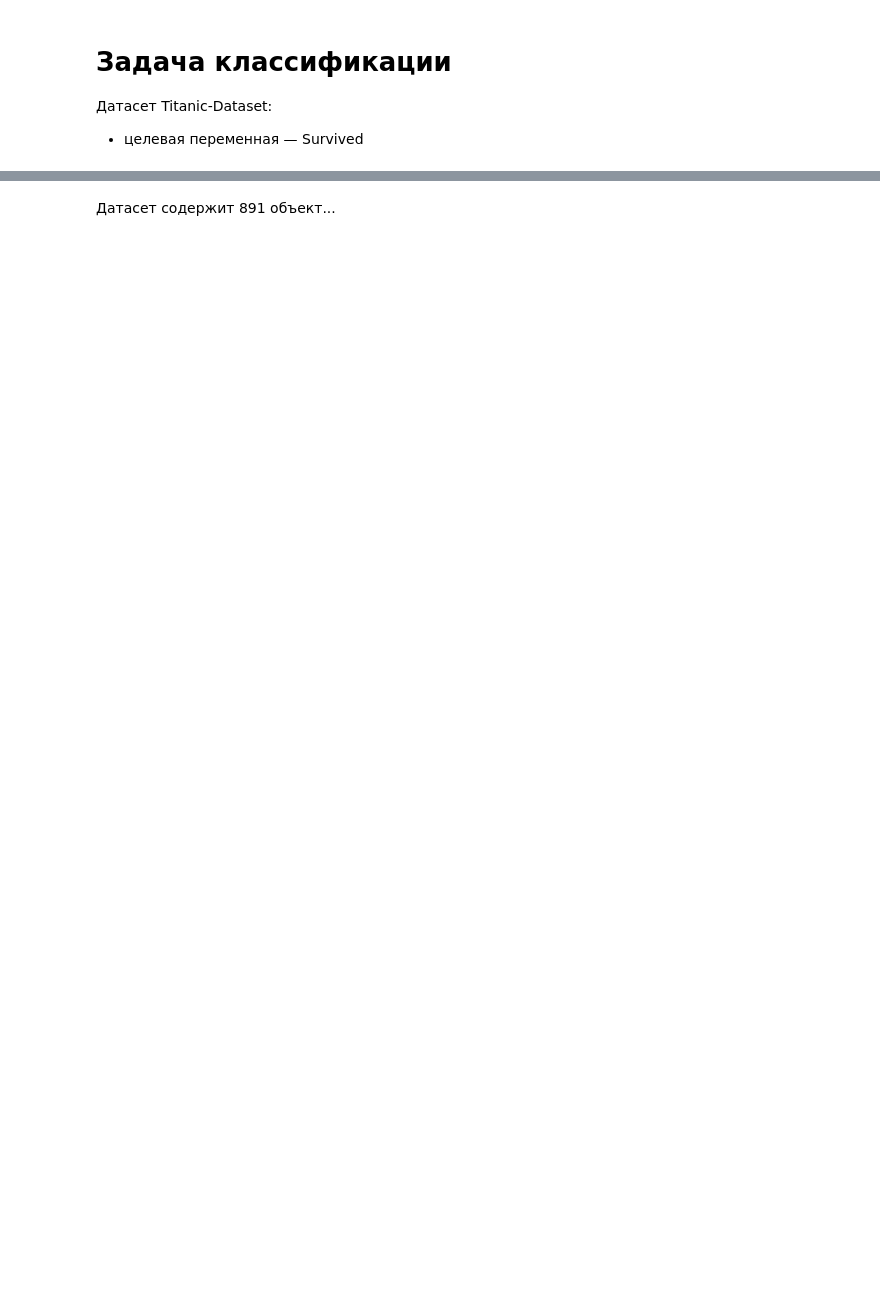
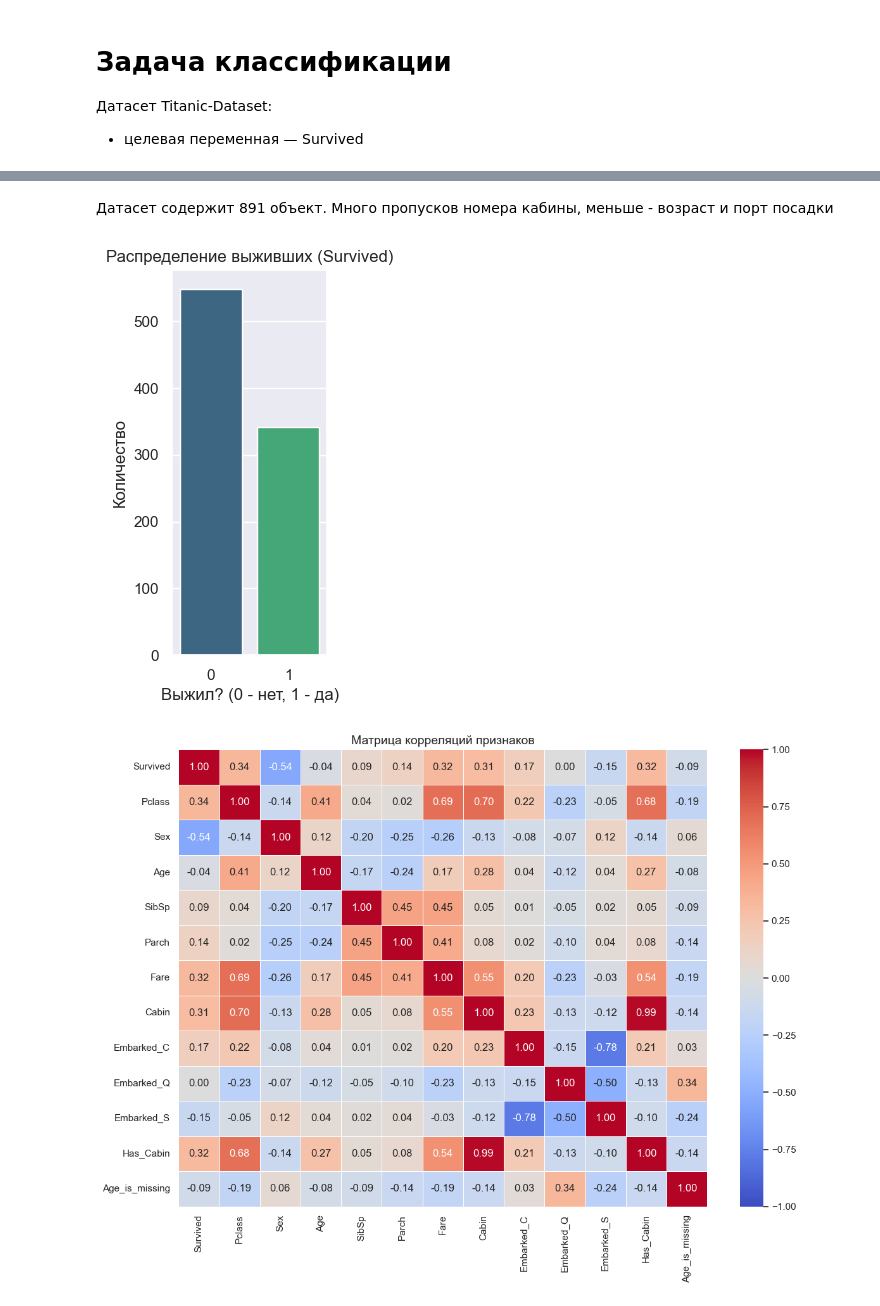
Before and after one commit to CerN04/ml_course_mai, a Jupyter notebook: classification/lab2_ml.ipynb, the cells around one changed output, grey strips where cells are left out. Drawn from its saved outputs; the diff is of its cells as text; code cells hidden in the pictures; blank space fills up the shorter version.

```diff
--- a/classification/lab2_ml.ipynb
+++ b/classification/lab2_ml.ipynb
@@ -54,2 +61,50 @@ Name: Survived, dtype: float64
 # %% [markdown]
-Датасет содержит 891 объект...
+Датасет содержит 891 объект. Много пропусков номера кабины, меньше - возраст и порт посадки
+# %%
+plt.figure(figsize=(2, 5))
+ax = sns.countplot(data=df, x="Survived", hue="Survived", palette="viridis", legend=False)
+plt.title("Распределение выживших (Survived)")
+plt.xlabel("Выжил? (0 - нет, 1 - да)")
+plt.ylabel("Количество")
+plt.show()
+
+
+df_filled = df.copy()
+
+
+most_freq_port = df_filled['Embarked'].mode()[0]
+df_filled['Embarked'] = df_filled['Embarked'].fillna(most_freq_port)
+df_filled = pd.get_dummies(df_filled, columns=['Embarked'], drop_first=False, dtype=int)
+
+df_filled['Sex'] = df['Sex'].map({'male': 1, 'female': 0})
+
+df_filled['Pclass'] = df_filled['Pclass'].map({1: 3, 2: 2, 3: 1})
+
+df_filled = df_filled.drop(columns=["Name", "Ticket", "PassengerId"])
+
+df_filled['Has_Cabin'] = df_filled['Cabin'].notna().astype(int)
+cabin_map_better_higher = {'A': 8, 'B': 7, 'C': 6, 'D': 5, 'E': 4, 'F': 3, 'G': 2, 'T': 1}
+df_filled['Cabin'] = (df_filled['Cabin'].str[0].map(cabin_map_better_higher).fillna(0).astype(int))
+
+df_filled['Age_is_missing'] = df_filled['Age'].isna().astype(int)
+df_filled['Age'] = df_filled['Age'].fillna(df_filled.groupby(['Pclass', 'Sex'])['Age'].transform('median'))
+
+corr_matrix = df_filled.corr(method='spearman', numeric_only=True)
+plt.figure(figsize=(12, 9))
+mask = np.triu(np.ones_like(corr_matrix, dtype=bool), k=1)
+
+sns.heatmap(
+    corr_matrix,
+    annot=True,
+    fmt=".2f",
+    cmap="coolwarm",
+    vmin=-1, vmax=1,
+    linewidths=0.5
+)
+
+plt.title("Матрица корреляций признаков", fontsize=14)
+plt.tight_layout()
+plt.show()
+# %% [output]
+[figure, added]
+[figure, added]
```
Also changed, not shown: parts of 4 cells of this notebook.
